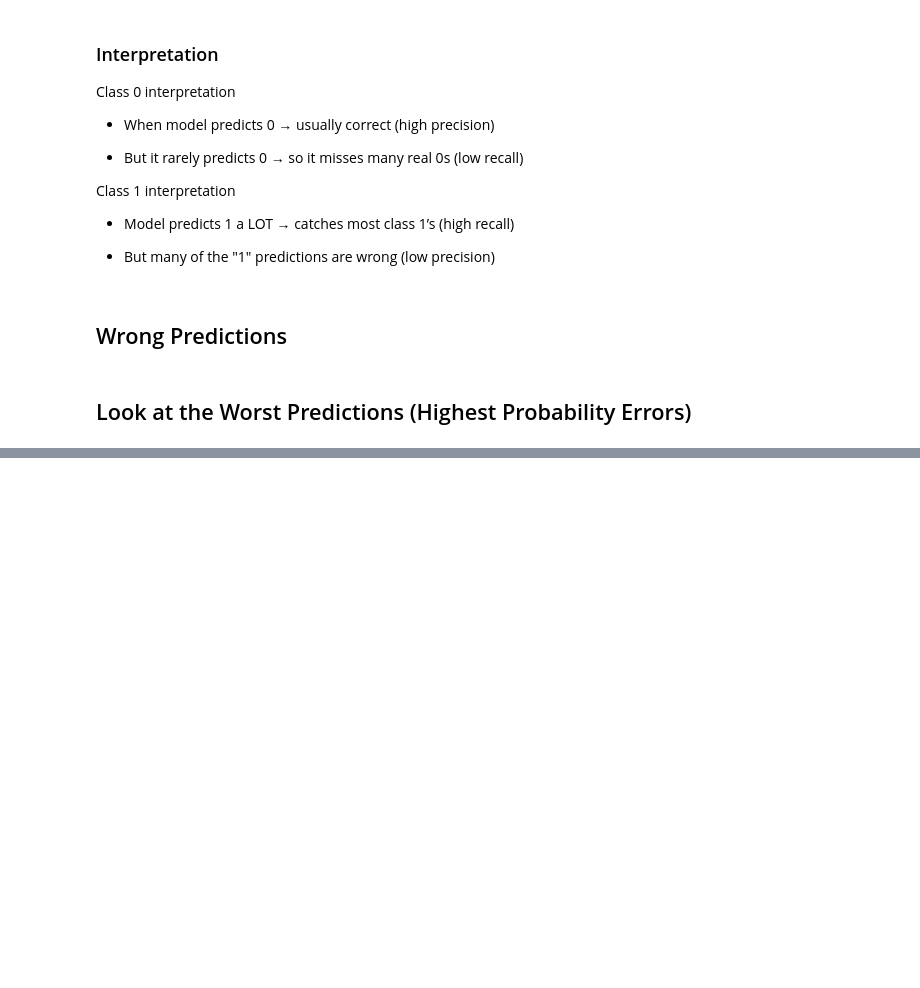
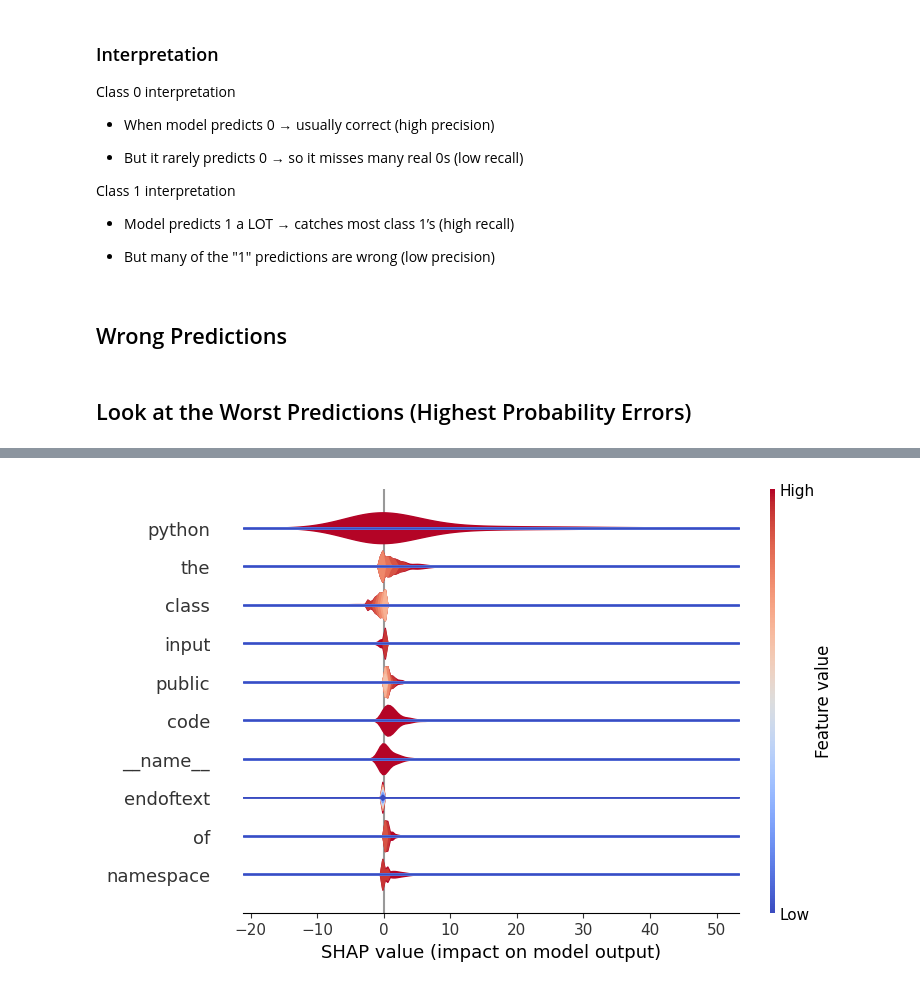
Before and after one commit to azheraly/semEval_2026, a Jupyter notebook: task_a/semeval-2026-task13-a-machine-learning-models.ipynb, the cells around one changed output, grey strips where cells are left out. Drawn from its saved outputs; the diff is of its cells as text; code cells hidden in the pictures; blank space fills up the shorter version.

```diff
--- a/task_a/semeval-2026-task13-a-machine-learning-models.ipynb
+++ b/task_a/semeval-2026-task13-a-machine-learning-models.ipynb
@@ -617,0 +723,9 @@ predict_with_svm(
+# %%
+shap.plots.violin(
+    shap_values,
+    max_display=10,
+    feature_names=tfidf.get_feature_names_out(),
+    plot_type="layered_violin",
+)
+# %% [output]
+[figure, added]
```
Also changed, not shown: parts of 15 cells of this notebook, 25 other files.
